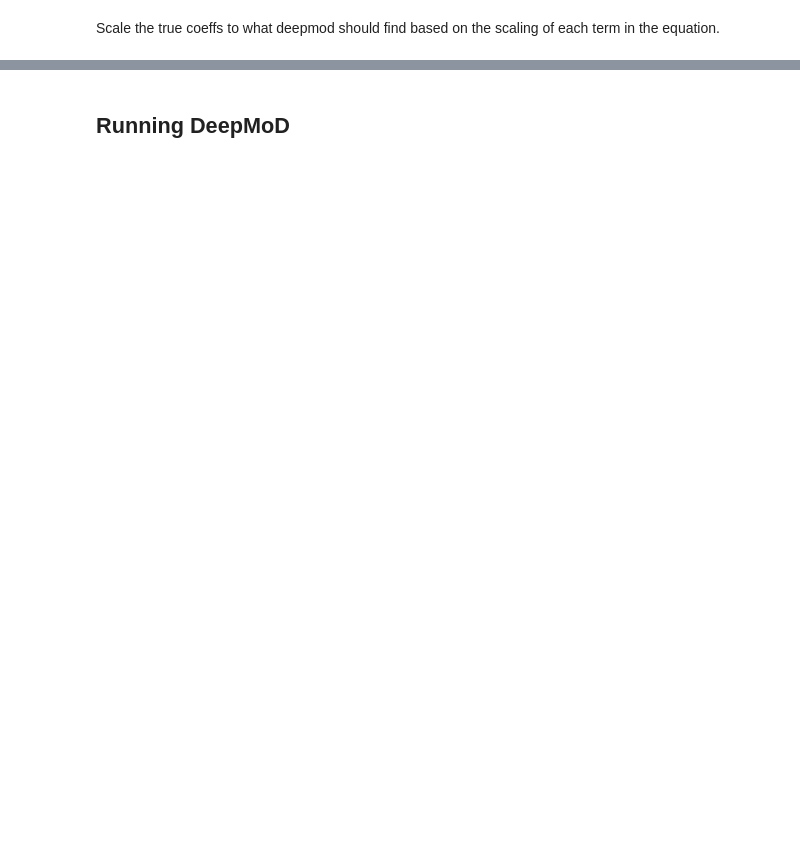
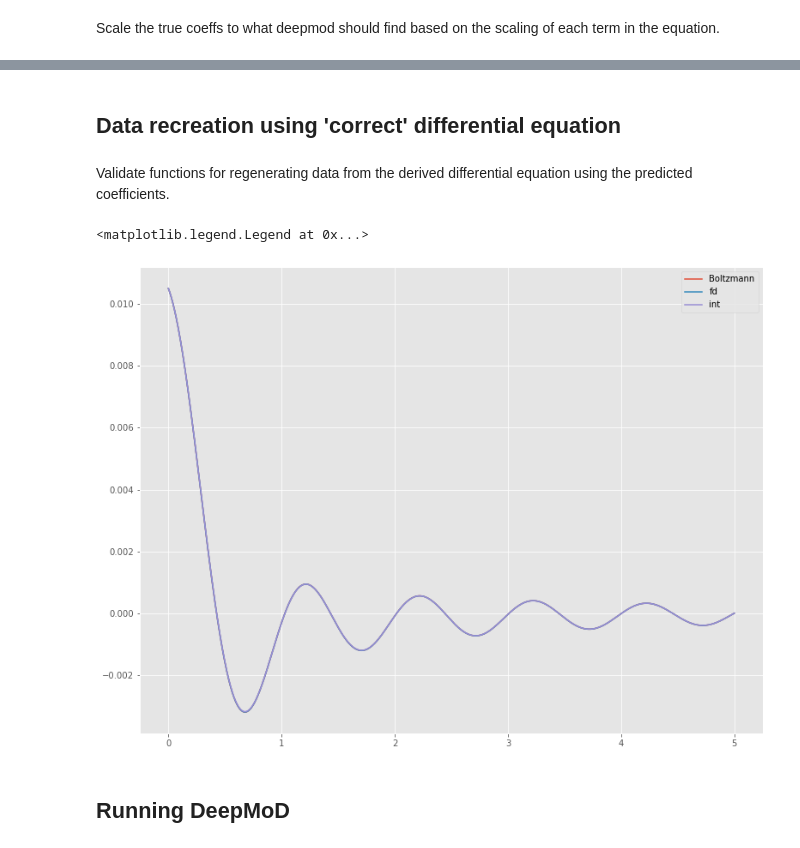
Before and after one commit to AlexB-B/DeePyMoD_torch_AlexVersion, a Jupyter notebook: notebooks/VE-DGValidation-DMTesting.ipynb, the cells around one changed output, grey strips where cells are left out. Drawn from its saved outputs; the diff is of its cells as text; code cells hidden in the pictures; blank space fills up the shorter version.

```diff
--- a/notebooks/VE-DGValidation-DMTesting.ipynb
+++ b/notebooks/VE-DGValidation-DMTesting.ipynb
@@ -218,3 +219,24 @@ expected_coeffs
+# %% [markdown]
+## Data recreation using 'correct' differential equation
+# %% [markdown]
+Validate functions for regenerating data from the derived differential equation using the predicted coefficients.
+# %%
+correct_coeffs = np.array(not_floats).reshape(-1, 1)
+sparsity_mask = np.arange(len(not_floats))
+library_diff_order = len(eta)
+# %%
+response_recalc_fd_th = VE_datagen.calculate_finite_difference_diff_equation(time_array, strain_array, stress_array, correct_coeffs, sparsity_mask, library_diff_order, input_type)
+# %%
+response_recalc_int_th = VE_datagen.calculate_int_diff_equation(time_array, stress_array, input_expr, correct_coeffs, sparsity_mask, library_diff_order, input_type)
+# %%
+plt.figure(figsize=(13,10))
+plt.plot(time_array.flatten(), stress_array.flatten(), label='Boltzmann')
+plt.plot(time_array.flatten(), response_recalc_fd_th.flatten(), label='fd')
+plt.plot(time_array.flatten(), response_recalc_int_th.flatten(), label='int')
+plt.legend()
+# %% [output]
+<matplotlib.legend.Legend at 0x...>
+[figure, added]
 # %% [markdown]
 ## Running DeepMoD
 # %%
```
Also changed, not shown: parts of 27 cells of this notebook, 1 other file.
